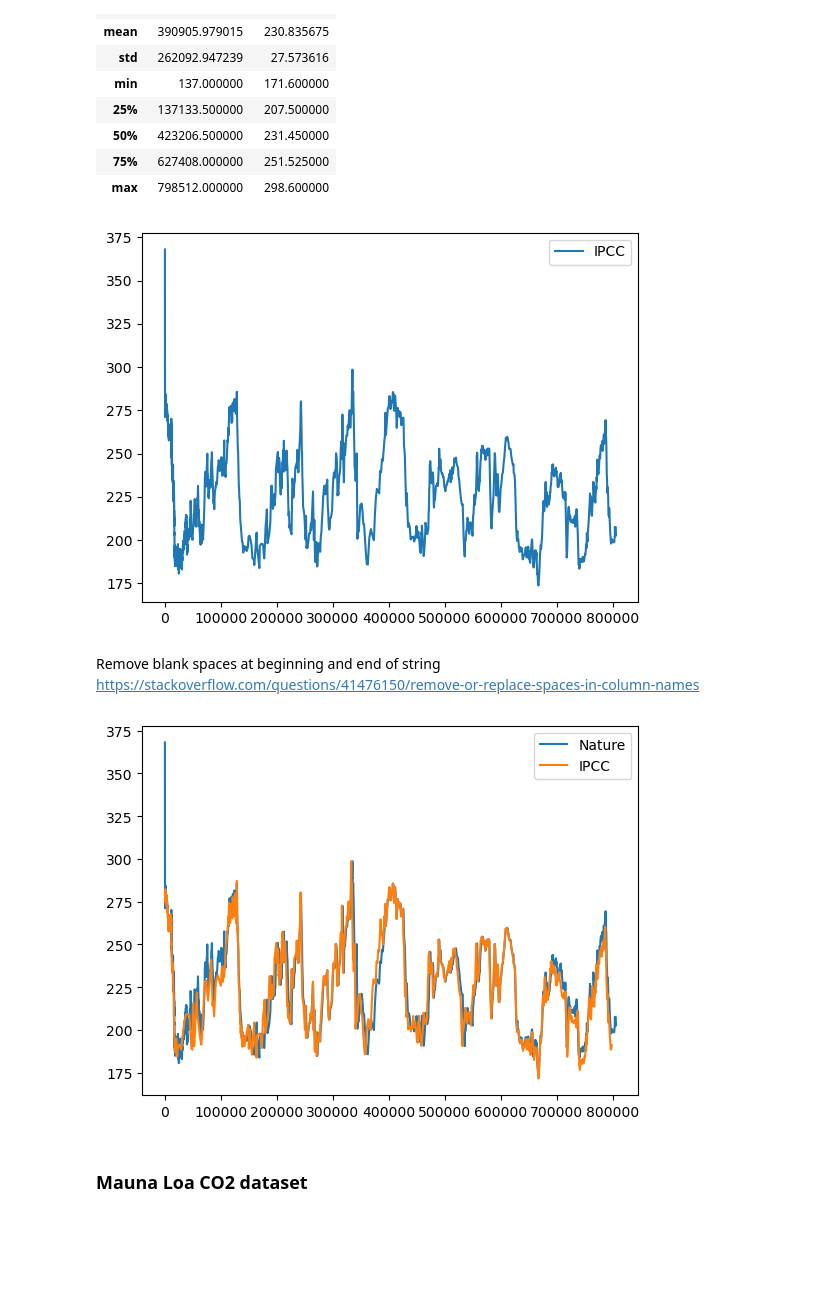
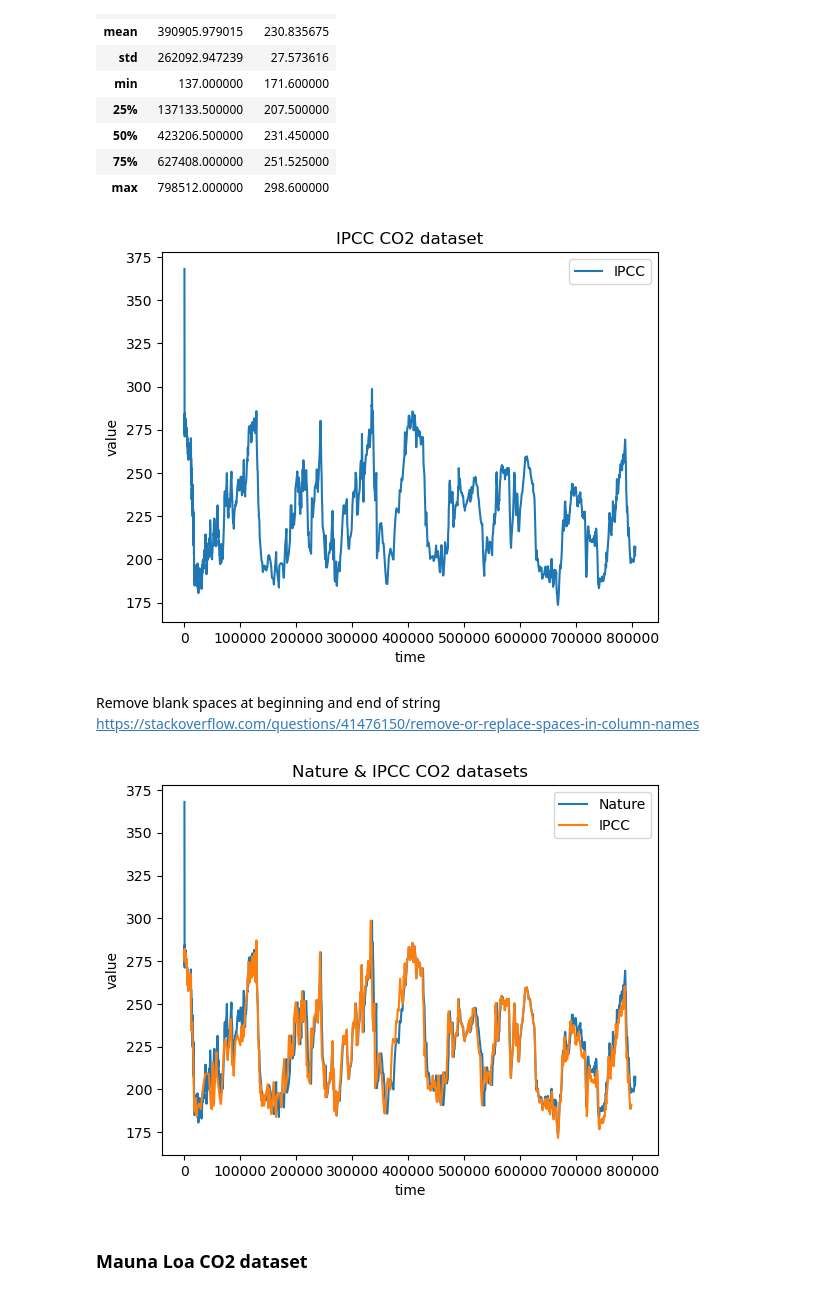
Before and after one commit to dectan/Programming-for-Data-Analysis-Project-2, a Jupyter notebook: Project 2.ipynb, the cells around one changed output. Cells and saved outputs as stored; diff of their text form; code cells hidden in the pictures; blank space fills up the shorter version.

```diff
--- a/Project 2.ipynb
+++ b/Project 2.ipynb
@@ -99,19 +102,25 @@ co2_nature.describe()
 | max | 798512.000000 | 298.600000 |
 # %%
 plt.plot(co2_ipcc['Gasage (yr BP)'],co2_ipcc['CO2 (ppmv)'],label = 'IPCC')
+plt.xlabel('time')
+plt.ylabel('value')
+plt.title('IPCC CO2 dataset')
 plt.legend()
 plt.show()
 # %% [output]
-[figure, old version]
+[figure, new version]
 # %% [markdown]
 Remove blank spaces at beginning and end of string https://stackoverflow.com/questions/41476150/remove-or-replace-spaces-in-column-names
 # %%
 plt.plot(co2_ipcc['Gasage (yr BP)'],co2_ipcc['CO2 (ppmv)'], label = 'Nature')
 plt.plot(co2_nature['EDC3_gas_a (yr)'],co2_nature['CO2 (ppmv)'], label = 'IPCC')
+plt.xlabel('time')
+plt.ylabel('value')
+plt.title('Nature & IPCC CO2 datasets')
 plt.legend()
 plt.show()
 # %% [output]
-[figure, old version]
+[figure, new version]
 # %% [markdown]
 ### Mauna Loa CO2 dataset
 # %%
```
Also changed, not shown: parts of 14 cells of this notebook.
